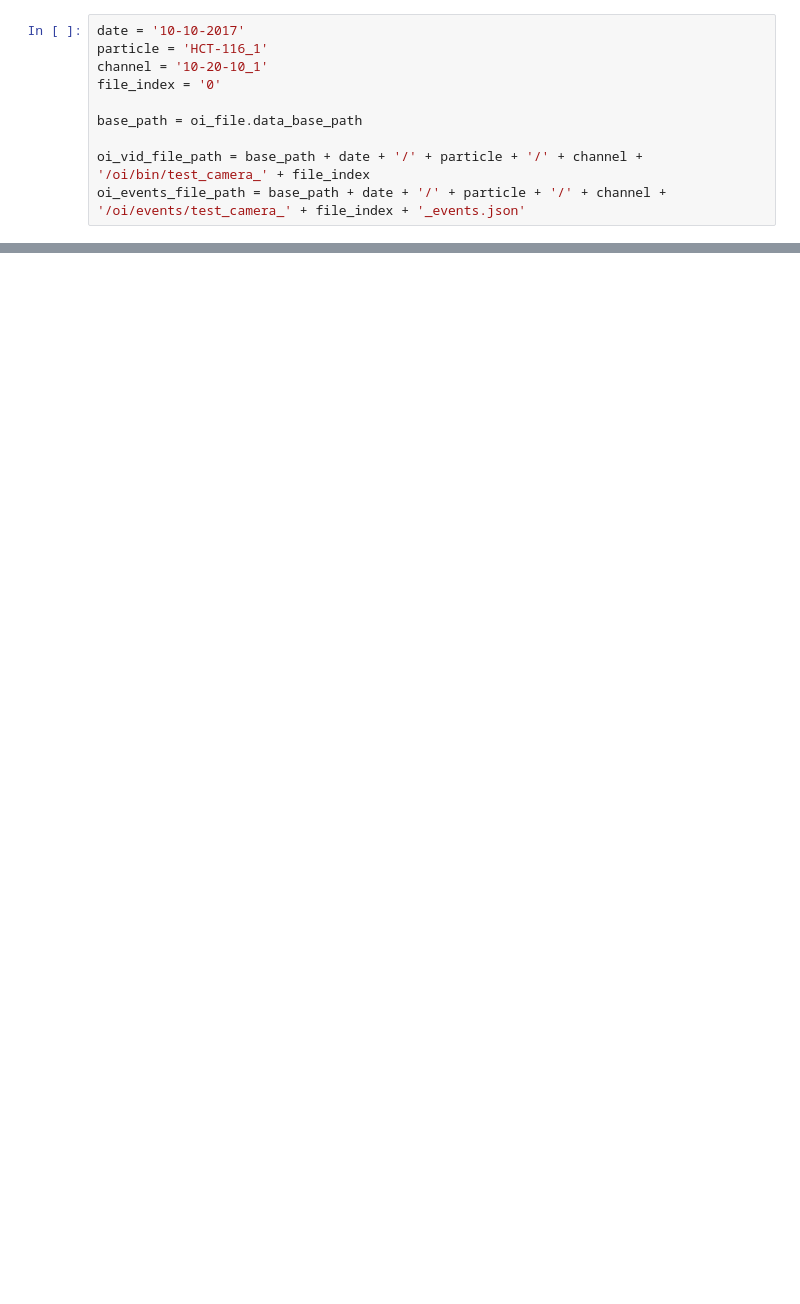
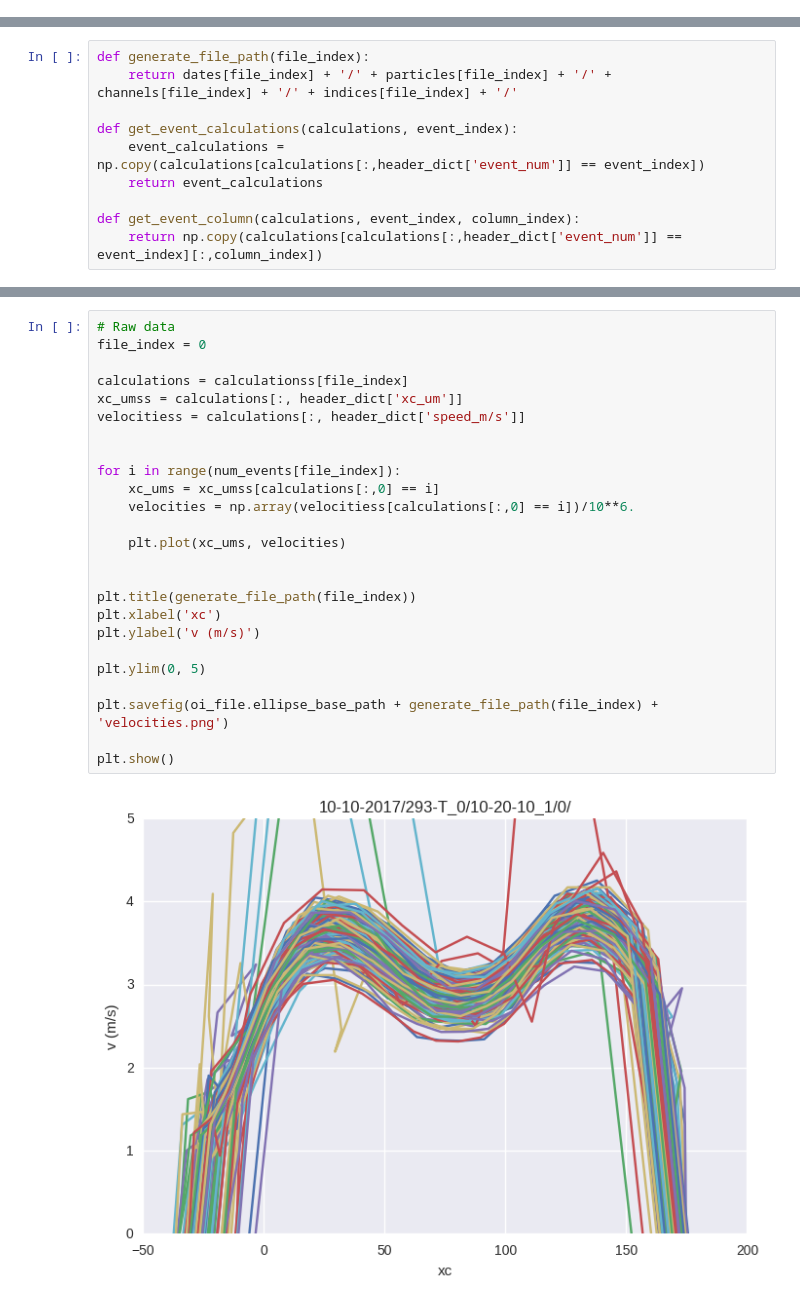
Before and after one commit to codycombs/cell_deformation, a Jupyter notebook: calculations_plots.ipynb, the cells around one changed output, grey strips where cells are left out. Cells and saved outputs as stored; diff of their text form; blank space fills up the shorter version.

```diff
--- a/calculations_plots.ipynb
+++ b/calculations_plots.ipynb
@@ -15,13 +18,3 @@ import matplotlib.pyplot as plt
 sys.path.append('/home/prestonh/Desktop/Research/pore_stats/pore_stats/oi')
 import optical_imaging as oi
 import oi_file
-# %%
-date = '10-10-2017'
-particle = 'HCT-116_1'
-channel = '10-20-10_1'
-file_index = '0'
-
-base_path = oi_file.data_base_path
-
-oi_vid_file_path = base_path + date + '/' + particle + '/' + channel + '/oi/bin/test_camera_' + file_index
-oi_events_file_path = base_path + date + '/' + particle + '/' + channel + '/oi/events/test_camera_' + file_index + '_events.json'
@@ -151,0 +59,10 @@ for i in range(num_files):
+# %%
+def generate_file_path(file_index):
+    return dates[file_index] + '/' + particles[file_index] + '/' + channels[file_index] + '/' + indices[file_index] + '/'
+
+def get_event_calculations(calculations, event_index):
+    event_calculations = np.copy(calculations[calculations[:,header_dict['event_num']] == event_index])
+    return event_calculations
+
+def get_event_column(calculations, event_index, column_index):
+    return np.copy(calculations[calculations[:,header_dict['event_num']] == event_index][:,column_index])
@@ -151,0 +106,27 @@ for i in range(num_files):
+# %%
+# Raw data
+file_index = 0
+
+calculations = calculationss[file_index]
+xc_umss = calculations[:, header_dict['xc_um']]
+velocitiess = calculations[:, header_dict['speed_m/s']]
+
+
+for i in range(num_events[file_index]):
+    xc_ums = xc_umss[calculations[:,0] == i]
+    velocities = np.array(velocitiess[calculations[:,0] == i])/10**6.
+
+    plt.plot(xc_ums, velocities)
+
+
+plt.title(generate_file_path(file_index))
+plt.xlabel('xc')
+plt.ylabel('v (m/s)')
+
+plt.ylim(0, 5)
+
+plt.savefig(oi_file.ellipse_base_path + generate_file_path(file_index) + 'velocities.png')
+
+plt.show()
+# %% [output]
+[figure, added]
```
Also changed, not shown: parts of 27 cells of this notebook, 4 other files.
